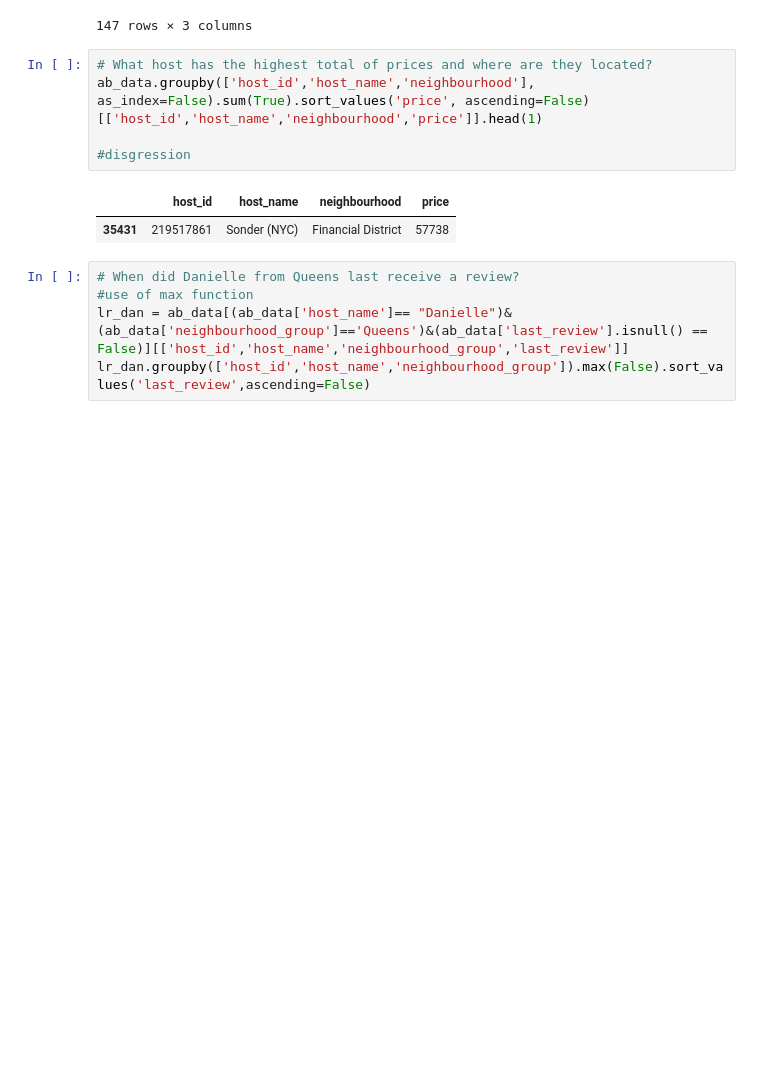
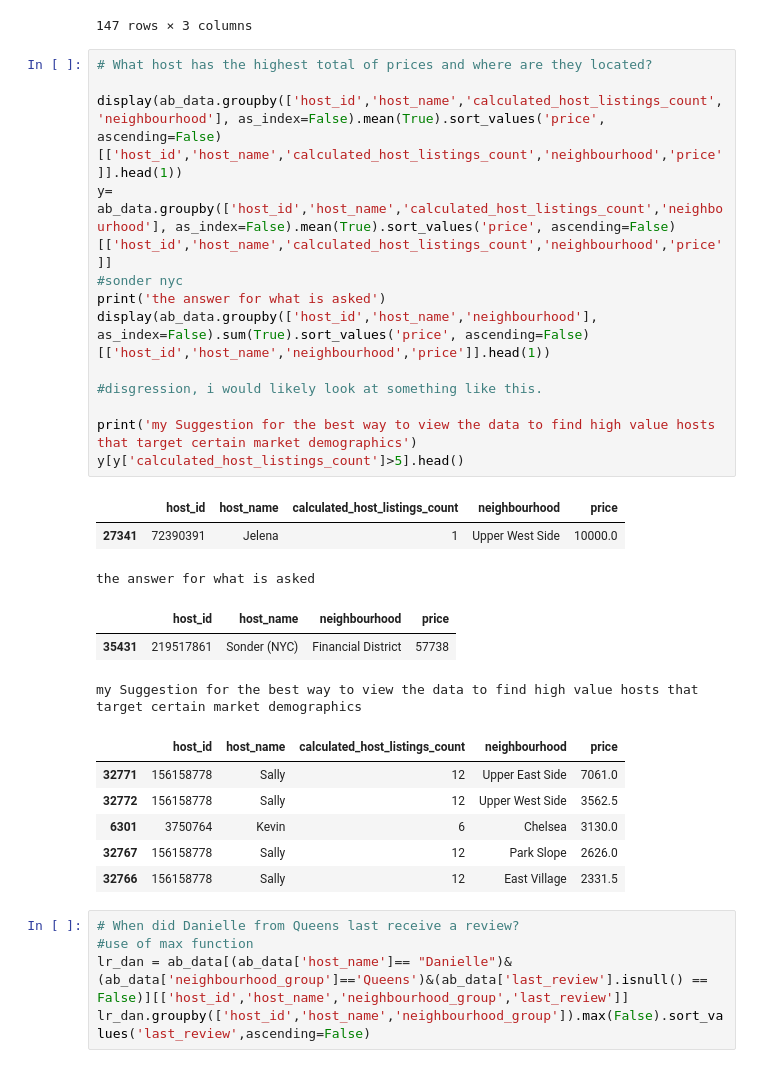
Before and after one commit to Sir-Roe/bootcamp, a Jupyter notebook: week_3/AirBnB_Case_Study_Project.ipynb, the cells around one changed output. Saved outputs shown, nothing was run; the diff lists cells and outputs as text; blank space fills up the shorter version.

```diff
--- a/week_3/AirBnB_Case_Study_Project.ipynb
+++ b/week_3/AirBnB_Case_Study_Project.ipynb
@@ -174,14 +185,32 @@ display(ab_data[mask].groupby(['host_id','host_name'], as_index=False).count().s
 | 53 | 5464042 | Nicole | 1 |
 | 146 | 209549523 | Mariluz | 1 |
 147 rows × 3 columns
-# %%
-# What host has the highest total of prices and where are they located?
-ab_data.groupby(['host_id','host_name','neighbourhood'], as_index=False).sum(True).sort_values('price', ascending=False)[['host_id','host_name','neighbourhood','price']].head(1)
-
-#disgression
-# %% [output]
-|  | host_id | host_name | neighbourhood | price |
-| 35431 | 219517861 | Sonder (NYC) | Financial District | 57738 |
+# %%
+# What host has the highest total of prices and where are they located?
+
+display(ab_data.groupby(['host_id','host_name','calculated_host_listings_count','neighbourhood'], as_index=False).mean(True).sort_values('price', ascending=False)[['host_id','host_name','calculated_host_listings_count','neighbourhood','price']].head(1))
+y= ab_data.groupby(['host_id','host_name','calculated_host_listings_count','neighbourhood'], as_index=False).mean(True).sort_values('price', ascending=False)[['host_id','host_name','calculated_host_listings_count','neighbourhood','price']]
+#sonder nyc
+print('the answer for what is asked')
+display(ab_data.groupby(['host_id','host_name','neighbourhood'], as_index=False).sum(True).sort_values('price', ascending=False)[['host_id','host_name','neighbourhood','price']].head(1))
+
+#disgression, i would likely look at something like this.
+
+print('my Suggestion for the best way to view the data to find high value hosts that target certain market demographics')
+y[y['calculated_host_listings_count']>5].head()
+# %% [output]
+|  | host_id | host_name | calculated_host_listings_count | neighbourhood | price |
+| 27341 | 72390391 | Jelena | 1 | Upper West Side | 10000.0 |
+the answer for what is asked
+|  | host_id | host_name | neighbourhood | price |
+| 35431 | 219517861 | Sonder (NYC) | Financial District | 57738 |
+my Suggestion for the best way to view the data to find high value hosts that target certain market demographics
+|  | host_id | host_name | calculated_host_listings_count | neighbourhood | price |
+| 32771 | 156158778 | Sally | 12 | Upper East Side | 7061.0 |
+| 32772 | 156158778 | Sally | 12 | Upper West Side | 3562.5 |
+| 6301 | 3750764 | Kevin | 6 | Chelsea | 3130.0 |
+| 32767 | 156158778 | Sally | 12 | Park Slope | 2626.0 |
+| 32766 | 156158778 | Sally | 12 | East Village | 2331.5 |
 # %%
 # When did Danielle from Queens last receive a review?
 #use of max function
```
Also changed, not shown: parts of 3 cells of this notebook, 1 other file.
